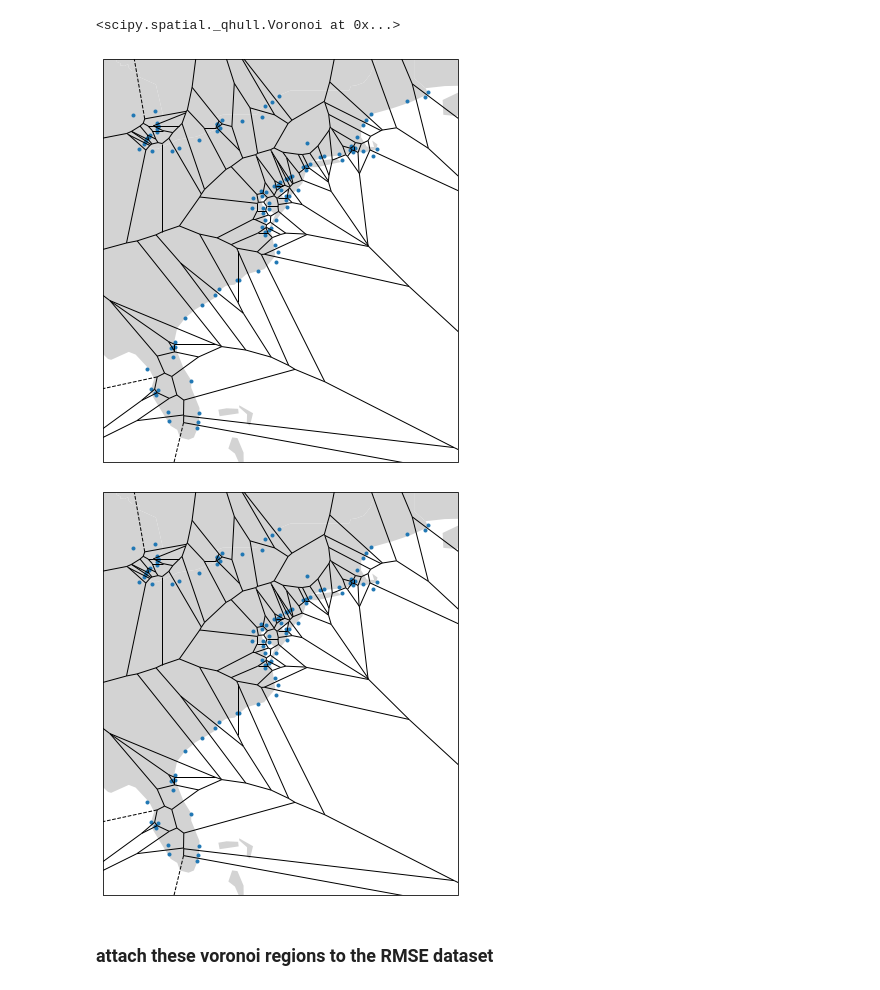
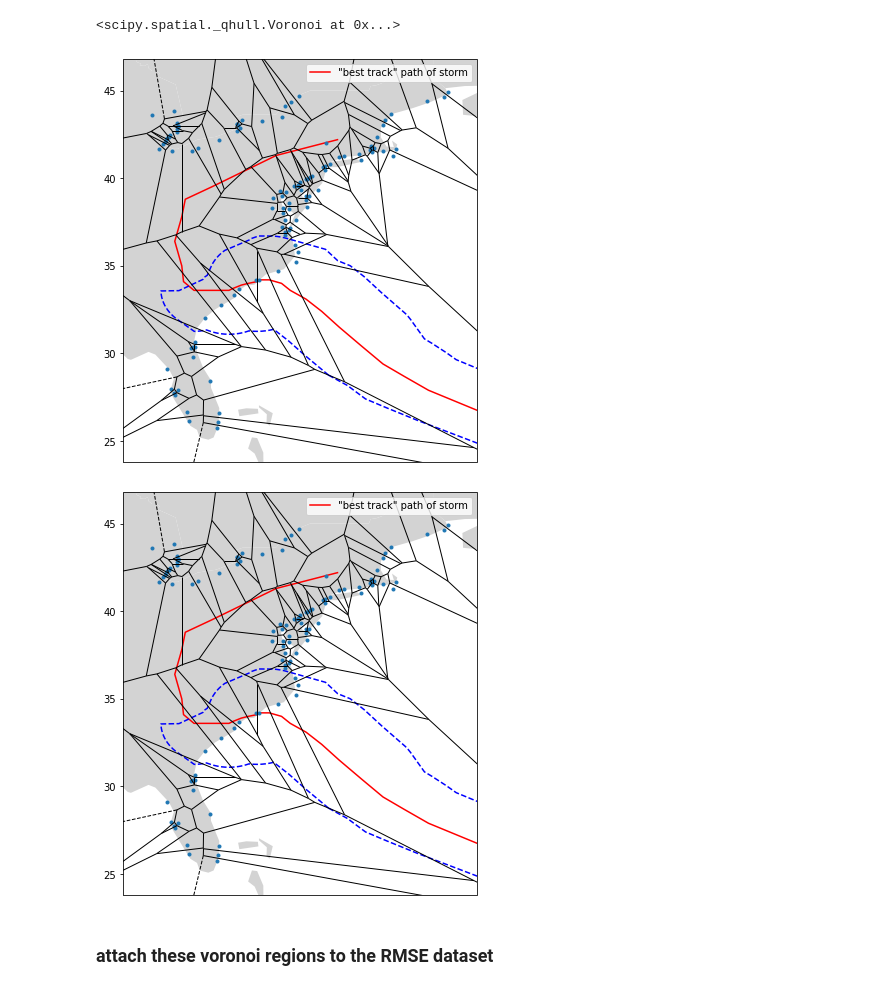
Before and after one commit to zacharyburnett/GEOG606, a Jupyter notebook: final/final_20220503.ipynb, the cells around one changed output. Cells and saved outputs as stored; diff of their text form; code cells hidden in the pictures.

Commit message:
add track to plots

```diff
--- a/final/final_20220503.ipynb
+++ b/final/final_20220503.ipynb
@@ -346,21 +346,23 @@ voronoi_regions
 # %%
 figure = pyplot.figure(figsize=(12, 12 / 1.61803398875))
 axis = figure.add_subplot(1, 1, 1, projection=crs.Robinson())
 
 countries.plot(color='lightgrey', ax=axis)
+best_track.data.plot.line(x='longitude', y='latitude', c='red', label='"best track" path of storm', ax=axis)
+axis.plot(*wind_swath_34kt.exterior.xy, '--', c='blue', label='34-knot wind swath of storm')
 axis.set_xlim(*stations_bounds[0, :])
 axis.set_ylim(*stations_bounds[1, :])
 
 voronoi_plot_2d(
     voronoi_regions,
     color='darkgrey',
     show_points=True,
     show_vertices=False,
     ax=axis,
 )
 # %% [output]
-[figure, old version]
+[figure, new version]
-[figure, old version]
+[figure, new version]
 # %% [markdown]
 ### attach these voronoi regions to the RMSE dataset
 # %%
```
Also changed, not shown: parts of 3 cells of this notebook.
